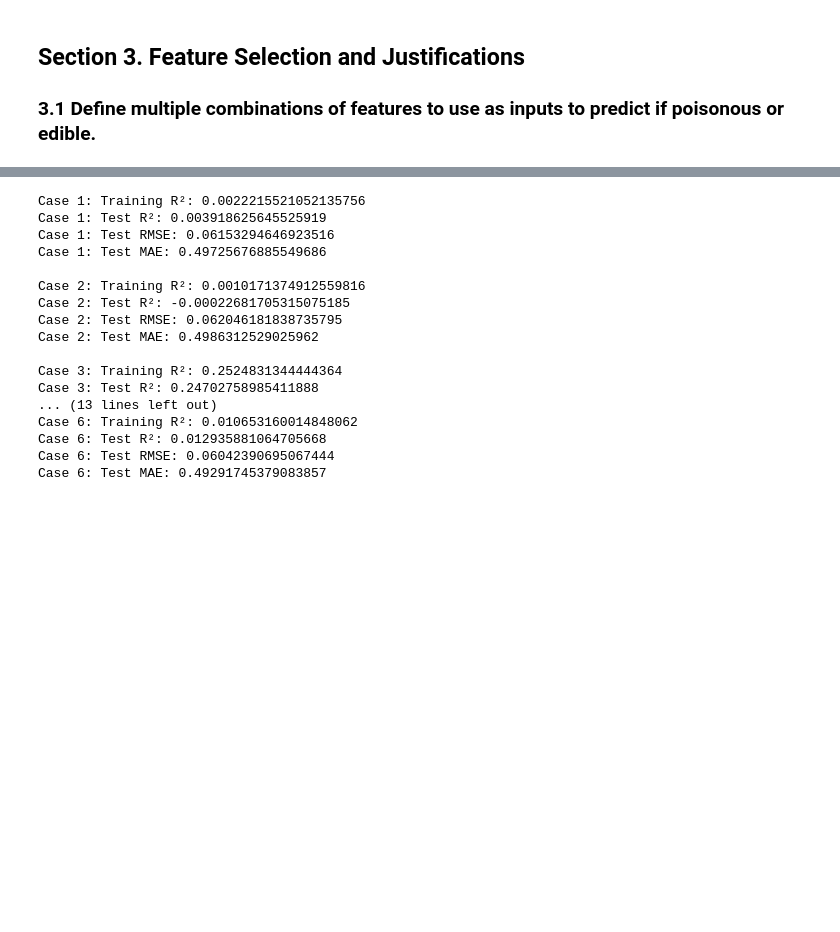
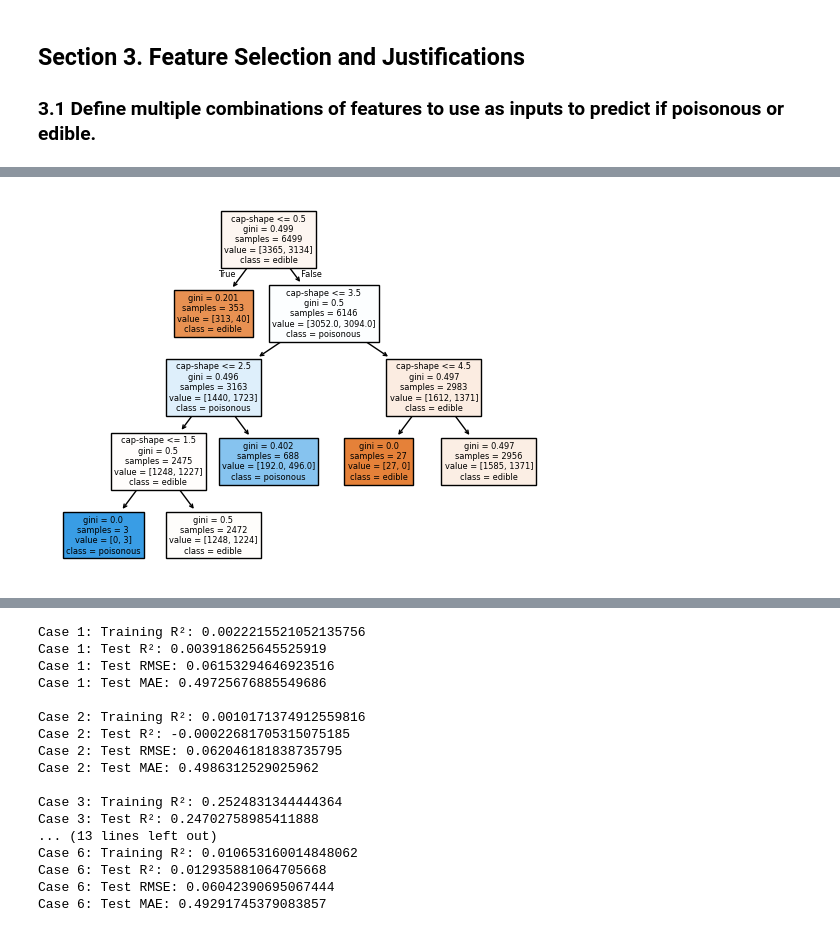
Before and after one commit to sapapesh/applied-ml-showard, a Jupyter notebook: midterm/classification_sahoward.ipynb, the cells around one changed output, grey strips where cells are left out. Cells and saved outputs as stored; diff of their text form; code cells hidden in the pictures; blank space fills up the shorter version.

```diff
--- a/midterm/classification_sahoward.ipynb
+++ b/midterm/classification_sahoward.ipynb
@@ -371,0 +412,24 @@ y6 = df['poisonous']
+# %%
+# Case 1. Cap-shape
+X1 = df_encoded[['cap-shape']]
+y1 = df_encoded['class']
+
+# Case 2. Cap-color
+X2 = df_encoded[['cap-color']]
+y2 = df_encoded['class']
+
+# Case 3. Bruises
+X3 = df_encoded[['bruises']]
+y3 = df_encoded['class']
+
+# Case 4. Odor
+X4 = df_encoded[['odor']]
+y4 = df_encoded['class']
+
+# Case 5. Habitat
+X5 = df_encoded[['habitat']]
+y5 = df_encoded['class']
+
+# Case 6. Cap-shape and odor
+X6 = df_encoded[['cap-shape', 'odor']]
+y6 = df_encoded['class']
@@ -371,0 +483,15 @@ y6 = df['poisonous']
+# %%
+X1_single_feature = df_encoded[['cap-shape']]
+y = df_encoded['class']
+
+X1_train, X1_test, y1_train, y1_test = train_test_split(X1_single_feature, y1, test_size=0.2, random_state=42)
+
+tree_model = DecisionTreeClassifier()
+tree_model.fit(X1_train, y1_train)
+
+
+# Plot the tree
+plot_tree(tree_model, feature_names=['cap-shape'], class_names=['edible', 'poisonous'], filled=True)
+plt.show()
+# %% [output]
+[figure, added]
```
Also changed, not shown: parts of 73 cells of this notebook.
